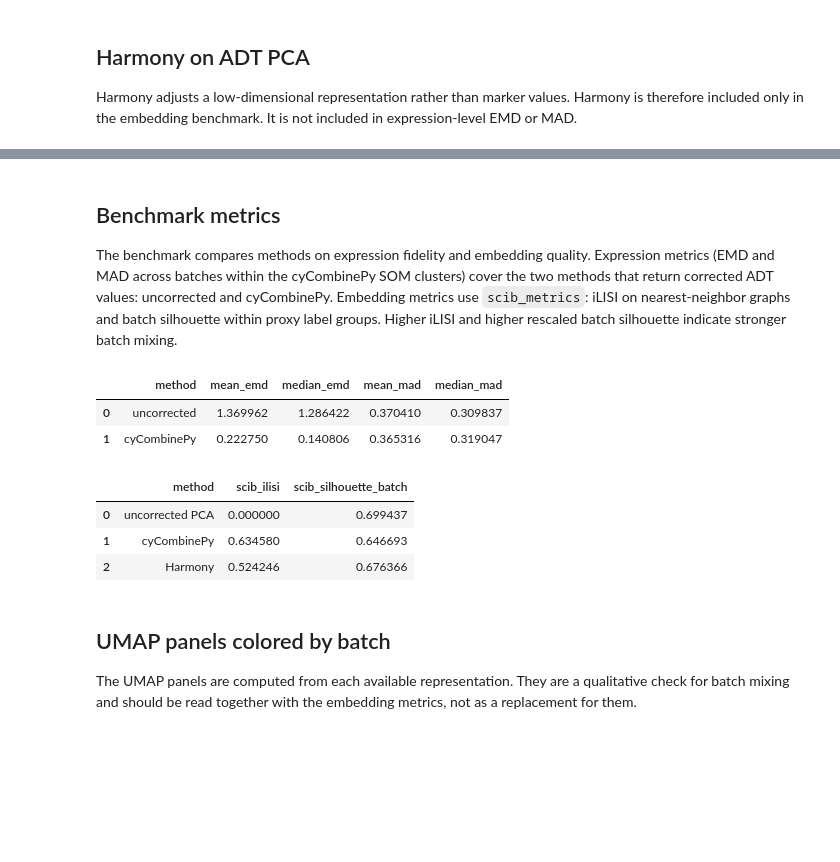
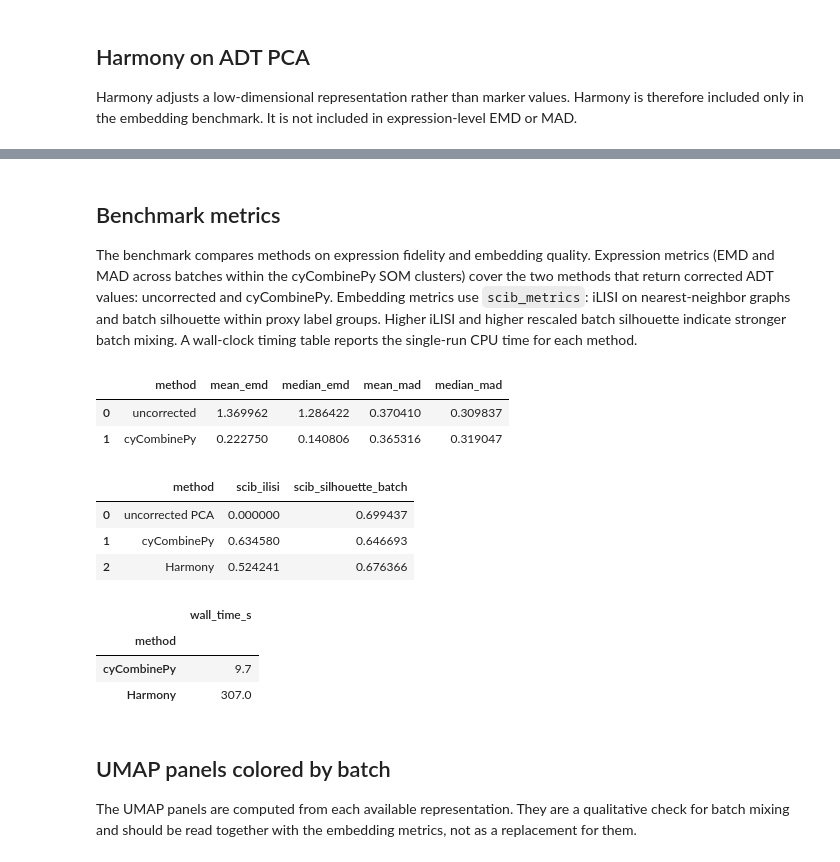
Before and after one commit to mdmanurung/cyCombinePy, a Jupyter notebook: docs/source/notebooks/citeseq_adt_batch_correction.ipynb, the cells around one changed output, grey strips where cells are left out. Drawn from its saved outputs; the diff is of its cells as text; code cells hidden in the pictures; blank space fills up the shorter version.

```diff
--- a/docs/source/notebooks/citeseq_adt_batch_correction.ipynb
+++ b/docs/source/notebooks/citeseq_adt_batch_correction.ipynb
@@ -229,6 +230,7 @@ _display_figure()
 
 cyCombinePy follows the cyCombine R workflow: batch-wise normalization for SOM clustering, then per-cluster ComBat on the original log-transformed values. The corrected expression is stored in `adata.layers["cycombine_corrected"]`.
 # %%
+_t0 = time.perf_counter()
 CYCOMBINE_ADT_NORMALIZED = 'cycombine_adt_normalized'
 
 adt.layers[CYCOMBINE_ADT_NORMALIZED] = adt.X.copy()  # ANALYSIS_OK[layer-choice] .X holds log1p(counts) as set by _prepare_adt_from_mdata
@@ -262,4 +264,6 @@ adt.obsm['X_cycombinepy'] = np.asarray(adt.layers[CORRECTED_LAYER]).copy()
 print('report status:', cycombine_report['status'])
 print('SOM clusters:', adt.obs['cycombine_som'].nunique())
 print('benchmark labels:', adt.obs['benchmark_label'].nunique())
+cycombinepy_wall_s = time.perf_counter() - _t0
+print(f'cyCombinePy: {cycombinepy_wall_s:.1f} s')
 # %% [output]
@@ -274,6 +279,7 @@ benchmark labels: 10
 
 Harmony adjusts a low-dimensional representation rather than marker values. Harmony is therefore included only in the embedding benchmark. It is not included in expression-level EMD or MAD.
 # %%
+_t0 = time.perf_counter()
 try:
     import harmonypy
 
@@ -291,5 +297,7 @@ try:
 except Exception as exc:  # ANALYSIS_OK[optional-input] harmonypy is an optional benchmark dep; skipping is documented behavior
     harmony_status = f'skipped: {type(exc).__name__}'
 
+harmony_wall_s = time.perf_counter() - _t0
 print('Harmony:', harmony_status)
+print(f'Harmony: {harmony_wall_s:.1f} s')
 # %% [output]
@@ -314,7 +323,7 @@ Harmony: ok
 # %% [markdown]
 ## Benchmark metrics
 
-The benchmark compares methods on expression fidelity and embedding quality. Expression metrics (EMD and MAD across batches within the cyCombinePy SOM clusters) cover the two methods that return corrected ADT values: uncorrected and cyCombinePy. Embedding metrics use `scib_metrics`: iLISI on nearest-neighbor graphs and batch silhouette within proxy label groups. Higher iLISI and higher rescaled batch silhouette indicate stronger batch mixing.
+The benchmark compares methods on expression fidelity and embedding quality. Expression metrics (EMD and MAD across batches within the cyCombinePy SOM clusters) cover the two methods that return corrected ADT values: uncorrected and cyCombinePy. Embedding metrics use `scib_metrics`: iLISI on nearest-neighbor graphs and batch silhouette within proxy label groups. Higher iLISI and higher rescaled batch silhouette indicate stronger batch mixing. A wall-clock timing table reports the single-run CPU time for each method.
 # %%
 def _summarize_expression(adata: ad.AnnData, method: str, layer: str | None) -> dict[str, float | str]:
     emd = cycombinepy.compute_emd(
@@ -377,34 +386,44 @@ def _summarize_embedding(adata: ad.AnnData, method: str, rep_key: str) -> dict[s
 
 expression_sources: list[tuple[str, str | None]] = [
     ('uncorrected', None),
     ('cyCombinePy', CORRECTED_LAYER),
 ]
 
 expression_table = pd.DataFrame(
     [_summarize_expression(adt, method, layer) for method, layer in expression_sources]
 )
 
 embedding_sources = {
     'uncorrected PCA': 'X_pca_uncorrected',
     'cyCombinePy': 'X_cycombinepy',
 }
 if 'X_harmony' in adt.obsm:
     embedding_sources['Harmony'] = 'X_harmony'
 
 embedding_table = pd.DataFrame(
     [_summarize_embedding(adt, method, key) for method, key in embedding_sources.items()]
 )
 
 display(expression_table)
 display(embedding_table)
+
+_timing_rows = [{'method': 'cyCombinePy', 'wall_time_s': round(cycombinepy_wall_s, 1)}]
+if harmony_status == 'ok':
+    _timing_rows.append({'method': 'Harmony', 'wall_time_s': round(harmony_wall_s, 1)})
+timing_table = pd.DataFrame(_timing_rows).set_index('method')
+display(timing_table)
 # %% [output]
 |  | method | mean_emd | median_emd | mean_mad | median_mad |
 | 0 | uncorrected | 1.369962 | 1.286422 | 0.370410 | 0.309837 |
 | 1 | cyCombinePy | 0.222750 | 0.140806 | 0.365316 | 0.319047 |
 |  | method | scib_ilisi | scib_silhouette_batch |
 | 0 | uncorrected PCA | 0.000000 | 0.699437 |
 | 1 | cyCombinePy | 0.634580 | 0.646693 |
-| 2 | Harmony | 0.524246 | 0.676366 |
+| 2 | Harmony | 0.524241 | 0.676366 |
+|  | wall_time_s |
+| method |  |
+| cyCombinePy | 9.7 |
+| Harmony | 307.0 |
 # %% [markdown]
 ## UMAP panels colored by batch
 
```
Also changed, not shown: parts of 6 cells of this notebook.
